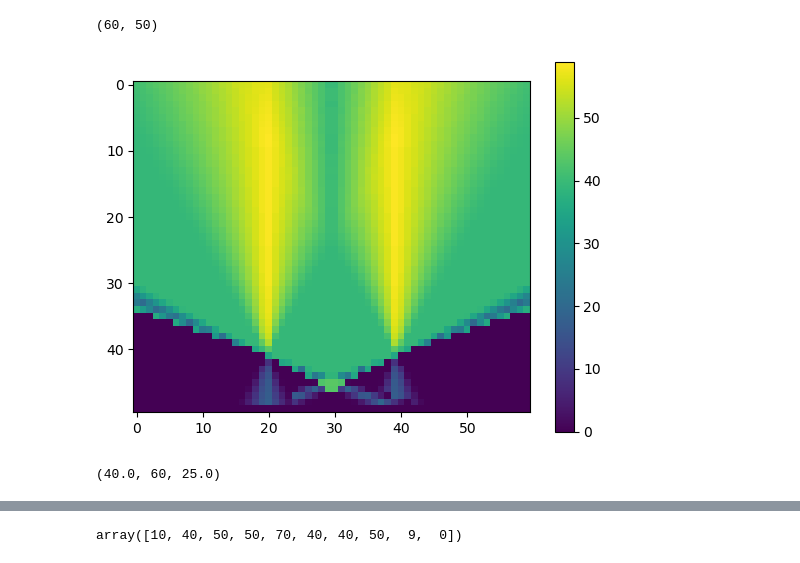
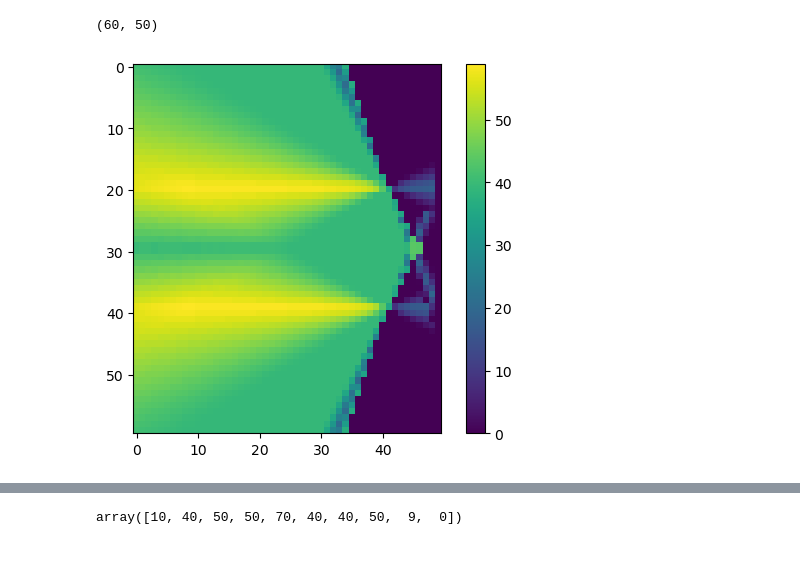
Before and after one commit to reecekeller/active_sensing, a Jupyter notebook: act_sense/analysis/heat_map.ipynb, the cells around one changed output, grey strips where cells are left out. Drawn from its saved outputs; the diff is of its cells as text; code cells hidden in the pictures.

Commit message:
completed plot

```diff
--- a/act_sense/analysis/heat_map.ipynb
+++ b/act_sense/analysis/heat_map.ipynb
@@ -143,12 +144,8 @@ np.save(os.path.join(BASE_PATH, 'info_matrix.npy'), info_mat)
 # %%
 info_map = np.load(BASE_PATH + 'info_matrix.npy')
 # %%
-plt.imshow(info_map.T)
+plt.imshow(info_map)
 plt.colorbar()
 plt.show()
 # %% [output]
-[figure, old version]
+[figure, new version]
-# %%
-circleR
-# %% [output]
-(40.0, 60, 25.0)
```
Also changed, not shown: parts of 7 cells of this notebook.
